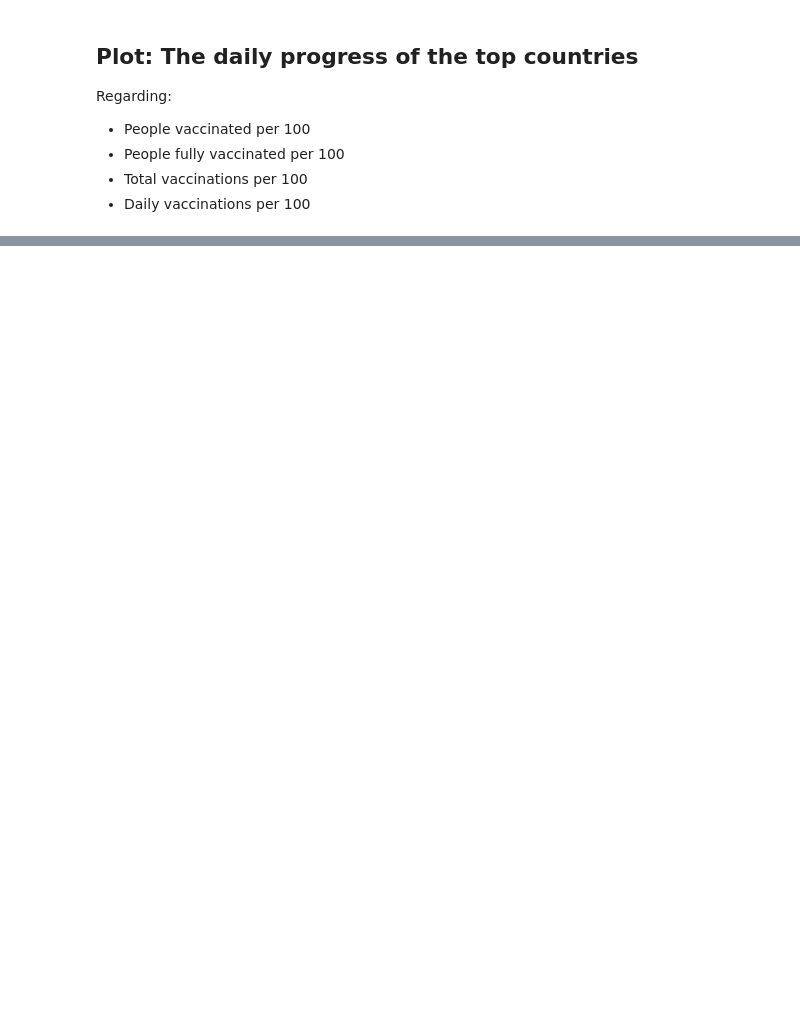
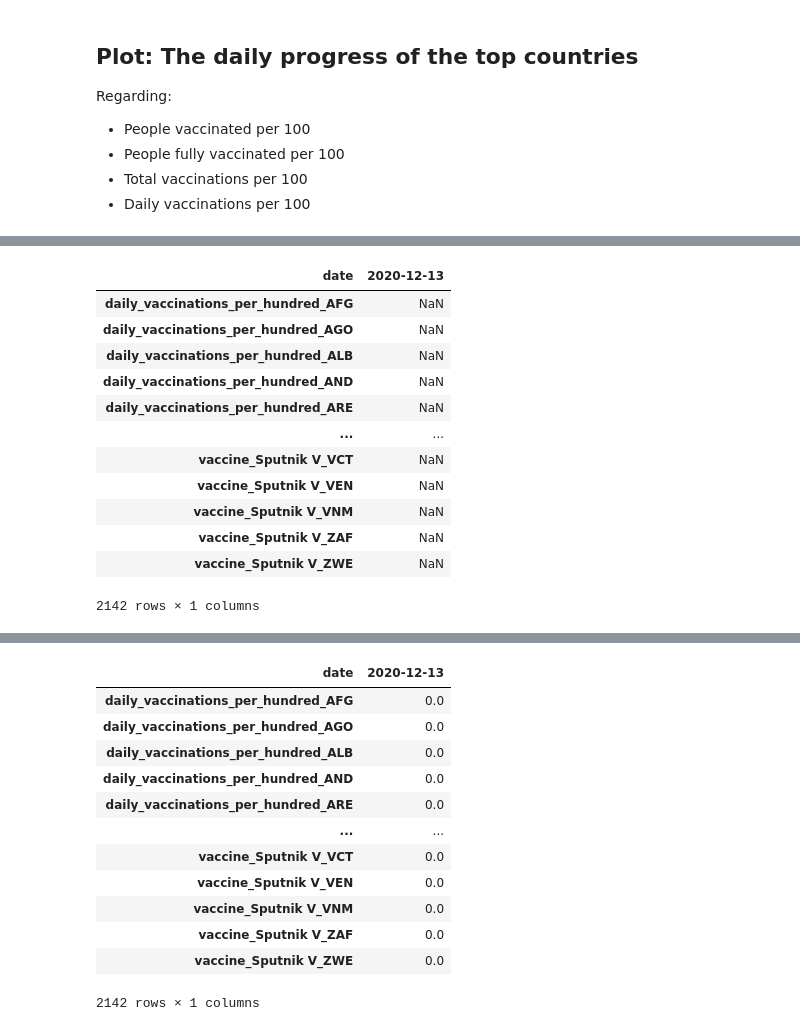
Before and after one commit to drkostas/covid19-vaccinations-predict, a Jupyter notebook: project.ipynb, the cells around one changed output, grey strips where cells are left out. Drawn from its saved outputs; the diff is of its cells as text; code cells hidden in the pictures; blank space fills up the shorter version.

```diff
--- a/project.ipynb
+++ b/project.ipynb
@@ -654,0 +660,16 @@ vz.plot_vaccines_val_counts(covid_df_clean_5, cols_to_visualize,
+# %%
+# New DF
+covid_df_clean_6 = covid_df_clean_5.copy()
+
+# Let's drop the column we won't use
+cols_to_drop = ['country', 'source_name', 'source_website', 'population',
+                'vaccines',  'daily_vaccinations_raw', 'daily_vaccinations',
+                'total_vaccinations',  'people_vaccinated', 'people_fully_vaccinated']
+covid_df_clean_6 = covid_df_clean_6.drop(columns=cols_to_drop)
+covid_df_clean_enriched_6 = covid_df_clean_6.copy()
+
+# Drop the metadata columns in a new df version
+metadata_cols = ['health_expenditure_per_gdp', 'life_expectancy_at_birth',
+                 'perc_using_sanitation_services', 'hospital_beds_per_1000',
+                 'physicians_per_1000', 'mortality_by_hygiene_per_100000']
+covid_df_clean_6 = covid_df_clean_6.drop(columns=metadata_cols)
@@ -654,0 +682,35 @@ vz.plot_vaccines_val_counts(covid_df_clean_5, cols_to_visualize,
+# %%
+# New DF
+covid_df_clean_7 = covid_df_clean_6.copy()
+covid_df_clean_enriched_7 = covid_df_clean_enriched_6.copy()
+
+# Reload Lib
+reload_lib(preplib)
+prep = preplib.Preprocess(sort_col='date', group_col='iso_code')
+
+logger.info("Columns before pivoting:")
+display(covid_df_clean_7.columns)
+
+# Pivot the static columns
+covid_df_clean_7 = prep.pivot_columns_on_country(covid_df_clean_7)
+
+# Do the same for the enriched dataset
+covid_df_clean_enriched_7 = prep.pivot_columns_on_country(covid_df_clean_enriched_7)
+
+# Drop the date and iso_code columns
+covid_df_clean_7 = covid_df_clean_7.set_index("date").sort_index().sort_index()
+covid_df_clean_enriched_7 = covid_df_clean_enriched_7.set_index("date").sort_index()
+
+logger.info("Columns after pivoting:")
+display(covid_df_clean_7.columns)
+
+# Fill Null Values with zeros
+logger.info("First Row before Filling the Nulls:")
+display(covid_df_clean_7.head(1).transpose())
+
+covid_df_clean_7 = covid_df_clean_7.fillna(0)
+covid_df_clean_enriched_7 = covid_df_clean_enriched_7.fillna(0)
+
+logger.info("First Row after Filling the Nulls:")
+display(covid_df_clean_7.head(1).transpose())
+# %% [output]
@@ -654,0 +745,13 @@ vz.plot_vaccines_val_counts(covid_df_clean_5, cols_to_visualize,
+| date | 2020-12-13 |
+| daily_vaccinations_per_hundred_AFG | NaN |
+| daily_vaccinations_per_hundred_AGO | NaN |
+| daily_vaccinations_per_hundred_ALB | NaN |
+| daily_vaccinations_per_hundred_AND | NaN |
+| daily_vaccinations_per_hundred_ARE | NaN |
+| ... | ... |
+| vaccine_Sputnik V_VCT | NaN |
+| vaccine_Sputnik V_VEN | NaN |
+| vaccine_Sputnik V_VNM | NaN |
+| vaccine_Sputnik V_ZAF | NaN |
+| vaccine_Sputnik V_ZWE | NaN |
+2142 rows × 1 columns
@@ -654,0 +759,13 @@ vz.plot_vaccines_val_counts(covid_df_clean_5, cols_to_visualize,
+| date | 2020-12-13 |
+| daily_vaccinations_per_hundred_AFG | 0.0 |
+| daily_vaccinations_per_hundred_AGO | 0.0 |
+| daily_vaccinations_per_hundred_ALB | 0.0 |
+| daily_vaccinations_per_hundred_AND | 0.0 |
+| daily_vaccinations_per_hundred_ARE | 0.0 |
+| ... | ... |
+| vaccine_Sputnik V_VCT | 0.0 |
+| vaccine_Sputnik V_VEN | 0.0 |
+| vaccine_Sputnik V_VNM | 0.0 |
+| vaccine_Sputnik V_ZAF | 0.0 |
+| vaccine_Sputnik V_ZWE | 0.0 |
+2142 rows × 1 columns
```
Also changed, not shown: parts of 23 cells of this notebook, 4 other files.
